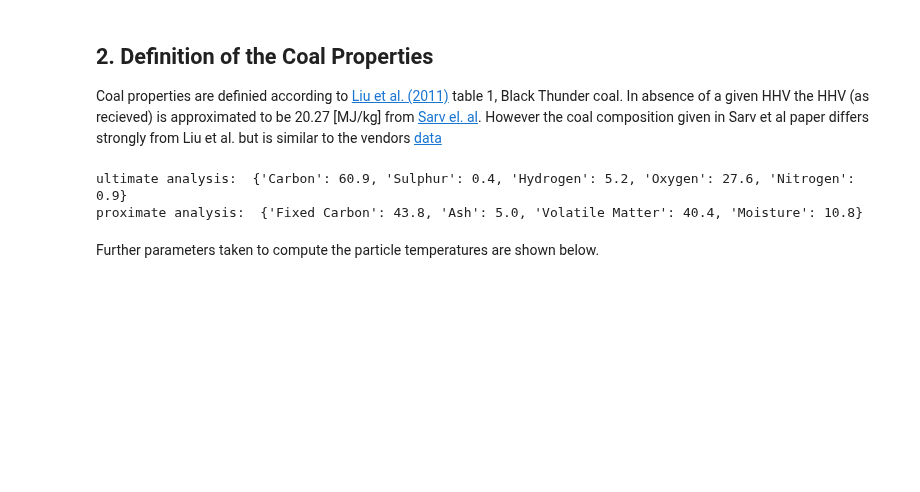
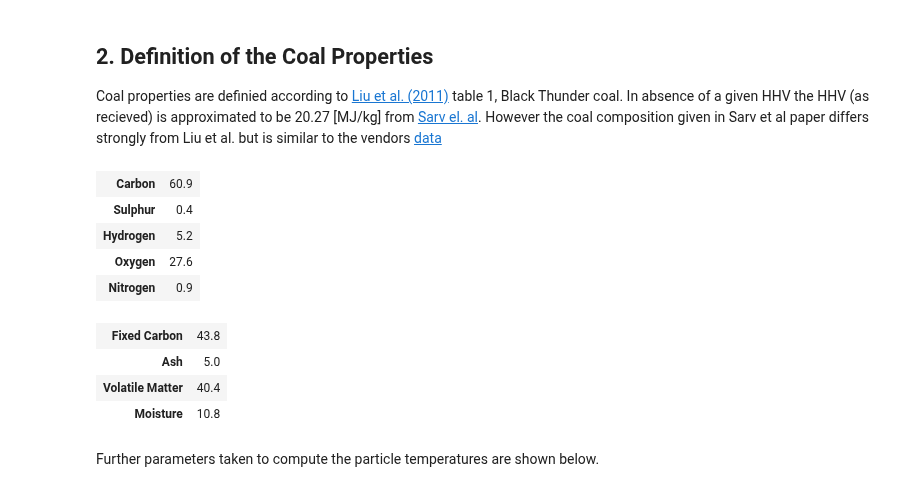
Before and after one commit to ostein/notebooks, a Jupyter notebook: pkp/BlackThunder.ipynb, the cells around one changed output. Saved outputs shown, nothing was run; the diff lists cells and outputs as text; code cells hidden in the pictures; blank space fills up the shorter version.

```diff
--- a/pkp/BlackThunder.ipynb
+++ b/pkp/BlackThunder.ipynb
@@ -143,14 +146,24 @@ The present document describes how input data for CFD simulations of pulverised
 Coal properties are definied according to [Liu et al. (2011)](dx.doi.org/10.1016/j.ijggc.2011.05.028) table 1, Black Thunder coal. In absence of a given HHV the HHV (as recieved) is approximated to be 20.27 [MJ/kg] from [Sarv el. al](http://www.babcock.com/library/Documents/BR-1825.pdf). However the coal composition given in Sarv et al paper differs strongly from Liu et al. but is similar to the vendors [data](http://www.archcoal.com/customers/ACI_product_guide_2013.pdf)
 # %%
 ultimate_analysis = {"Carbon": 60.9, "Hydrogen": 5.2, "Nitrogen": 0.9, "Oxygen": 27.6, "Sulphur": 0.4} # DAF
-
 proximate_analysis = {"Fixed Carbon": 43.8, "Moisture": 10.8, "Volatile Matter": 40.4,  "Ash": 5.0} # As recieved
-
-print "ultimate analysis: ", ultimate_analysis
-print "proximate analysis: ", proximate_analysis
+#print "ultimate analysis: ", ultimate_analysis
+#print "proximate analysis: ", proximate_analysis
-# %% [output]
-ultimate analysis:  {'Carbon': 60.9, 'Sulphur': 0.4, 'Hydrogen': 5.2, 'Oxygen': 27.6, 'Nitrogen': 0.9}
-proximate analysis:  {'Fixed Carbon': 43.8, 'Ash': 5.0, 'Volatile Matter': 40.4, 'Moisture': 10.8}
+# %%
+HTML(json2html.convert(json = ultimate_analysis))
+# %% [output]
+| Carbon | 60.9 |
+| Sulphur | 0.4 |
+| Hydrogen | 5.2 |
+| Oxygen | 27.6 |
+| Nitrogen | 0.9 |
+# %%
+HTML(json2html.convert(json = proximate_analysis))
+# %% [output]
+| Fixed Carbon | 43.8 |
+| Ash | 5.0 |
+| Volatile Matter | 40.4 |
+| Moisture | 10.8 |
 # %% [markdown]
 Further parameters taken to compute the particle temperatures are shown below.
 # %%
```
Also changed, not shown: parts of 19 cells of this notebook.
